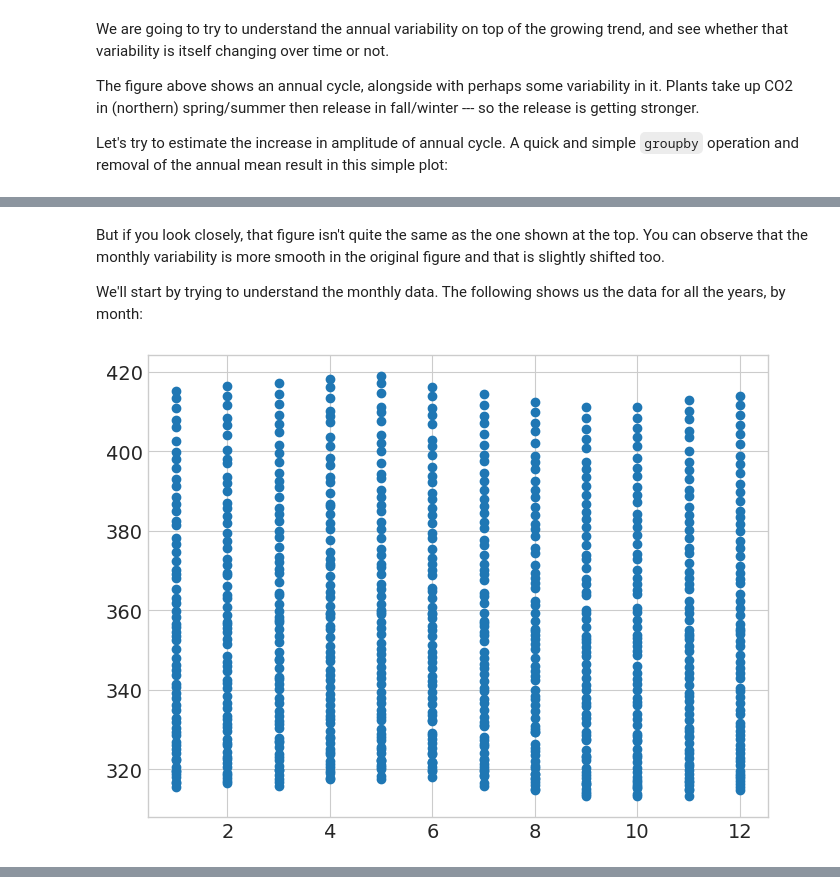
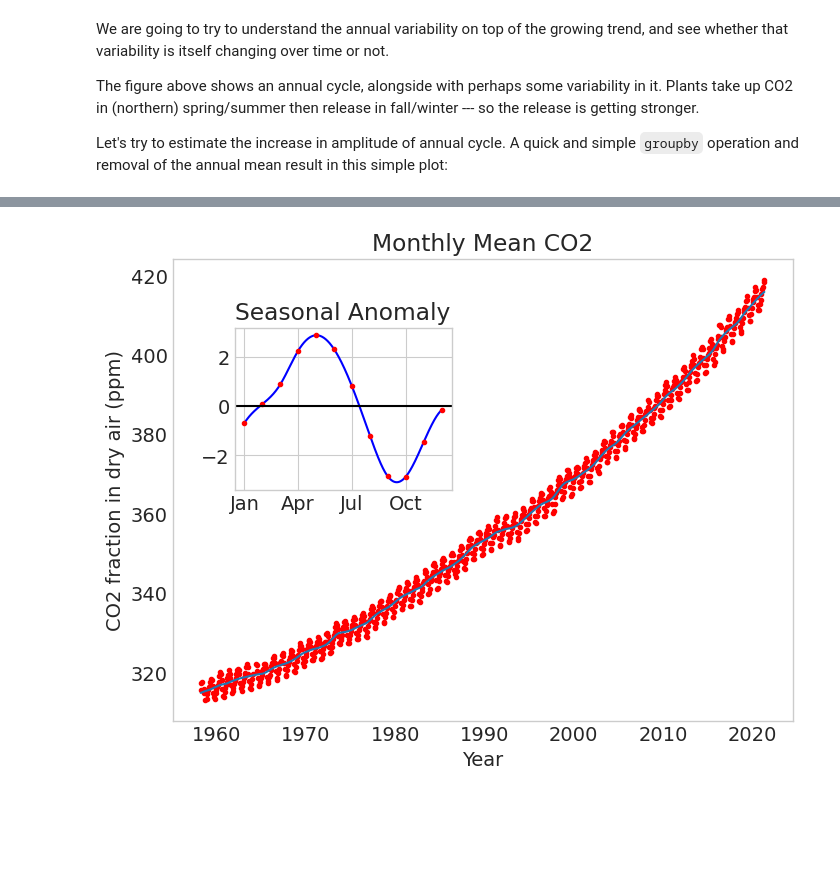
Before and after one commit to UCB-stat-159-s23/hw03-group17, a Jupyter notebook: climate-Q03.ipynb, the cells around one changed output, grey strips where cells are left out. Saved outputs shown, nothing was run; the diff lists cells and outputs as text; code cells hidden in the pictures; blank space fills up the shorter version.

```diff
--- a/climate-Q03.ipynb
+++ b/climate-Q03.ipynb
@@ -69,11 +46,3 @@ axin1.set_title("Seasonal Anomaly");
-# %% [markdown]
-But if you look closely, that figure isn't quite the same as the one shown at the top. You can observe that the monthly variability is more smooth in the original figure and that is slightly shifted too.
-
-We'll start by trying to understand the monthly data. The following shows us the data for all the years, by month:
-# %%
-plt.scatter('month', 'c02', data=data);
-# %% [output]
-[figure, removed]
 # %% [markdown]
 ### Question 3 [5 points]
 
@@ -86,3 +55,28 @@ Next, recreate the following figure, which is much closer to the one in the lect
 - The "Seasonal Anomaly" inset graph can be created with `ax.inset_axes(...)`. You can treat the `Axes` object returned like any other `Axes` object.
 - Remember that you can set the tick labels with `ax.set_xticks(...)`.
 - To get the data points plotted as red dots, when you use `ax.plot(...)`, pass in `"r."` as the argument immediately following any data you pass in. The `"r"` indicates the color, while the `"."` indicates how the data will be plotted (if you don't put the `"."`, it will be a line instead).
+# %%
+x = np.arange(1, 13)
+y = monthly_anomaly.c02
+cs = CubicSpline(x, y)
+xs = np.linspace(1, 12, 800)
+
+# plot
+fig, ax = plt.subplots()
+
+ax.plot("fraction_date", "data_filled", "r.", data=data)
+ax.plot("fraction_date", "data_adjusted_seasonally_fit", data=data)
+ax.set_xlabel("Year")
+ax.set_ylabel("CO2 fraction in dry air (ppm)")
+ax.set_title("Monthly Mean CO2")
+ax.grid(False)
+
+axin1 = ax.inset_axes([0.1, 0.5, 0.35, 0.35])
+axin1.plot(xs, cs(xs), "b")
+axin1.plot(x, y, "r.")
+axin1.axhline(y = 0, color = 'k', linewidth = 1.5)
+axin1.set_xticks(np.arange(1, 11, 3))
+axin1.set_xticklabels(['Jan','Apr', 'Jul', 'Oct']);
+axin1.set_title("Seasonal Anomaly");
+# %% [output]
+[figure, added]
```
Also changed, not shown: parts of 1 cell of this notebook.
